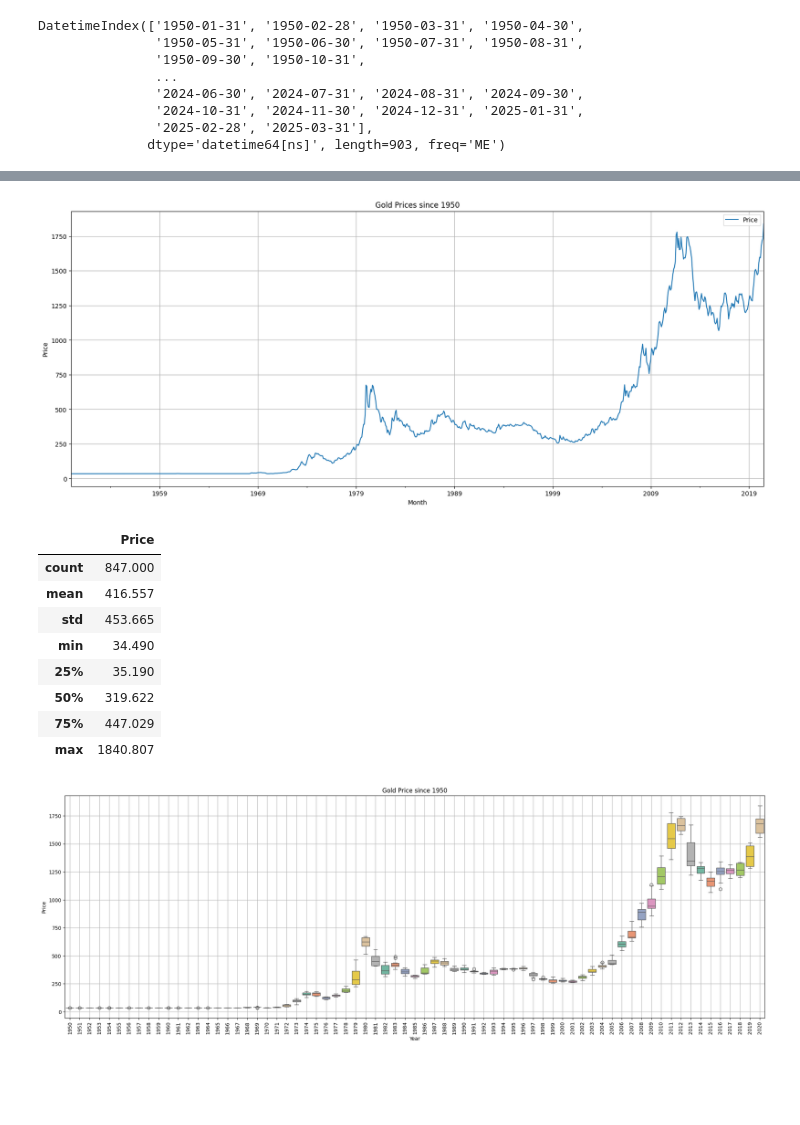
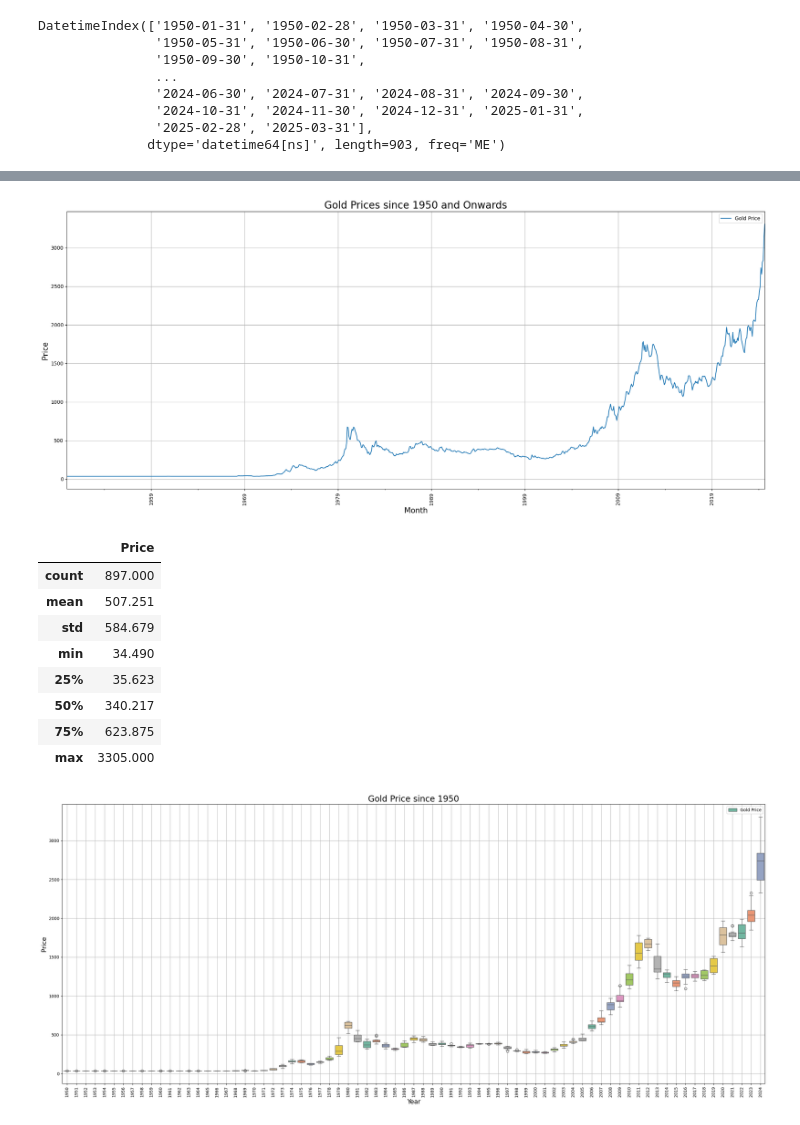
Before and after one commit to ebadmomin/Time-Series-Forecasting, a Jupyter notebook: Time Series Forecasting.ipynb, the cells around one changed output, grey strips where cells are left out. Drawn from its saved outputs; the diff is of its cells as text; code cells hidden in the pictures; blank space fills up the shorter version.

```diff
--- a/Time Series Forecasting.ipynb
+++ b/Time Series Forecasting.ipynb
@@ -55,8 +55,3 @@ DatetimeIndex(['1950-01-31', '1950-02-28', '1950-03-31', '1950-04-30',
                '2024-10-31', '2024-11-30', '2024-12-31', '2025-01-31',
                '2025-02-28', '2025-03-31'],
               dtype='datetime64[ns]', length=903, freq='ME')
-# %%
-df['month'] = date
-df.drop('Date', axis = 1, inplace = True)
-df = df.set_index('month')
-df.head()
@@ -65,33 +75,36 @@ ValueError: Length of values (903) does not match length of index (897)
 # %%
-df.plot(figsize = (20,8))
-plt.title('Gold Prices since 1950')
-plt.xlabel('Month')
-plt.ylabel('Price')
+df.plot(figsize = (25,10))
+plt.title('Gold Prices since 1950 and Onwards', fontsize = 20)
+plt.xlabel('Month', fontsize = 15)
+plt.ylabel('Price', fontsize = 15)
+plt.xticks(rotation = 90, fontsize = 10)
+plt.legend(['Gold Price'])
 plt.grid()
 plt.show()
 # %% [output]
-[figure, old version]
+[figure, new version]
 # %%
 round(df.describe(), 3) #summary statistics of the data
 # %% [output]
 |  | Price |
-| count | 847.000 |
-| mean | 416.557 |
-| std | 453.665 |
+| count | 897.000 |
+| mean | 507.251 |
+| std | 584.679 |
 | min | 34.490 |
-| 25% | 35.190 |
-| 50% | 319.622 |
-| 75% | 447.029 |
-| max | 1840.807 |
+| 25% | 35.623 |
+| 50% | 340.217 |
+| 75% | 623.875 |
+| max | 3305.000 |
 # %%
-_, ax = plt.subplots(figsize = (25,8))
-sns.boxplot(x = df.index.year, y = df.values[:,0], ax = ax, palette = 'Set2')
-plt.title('Gold Price since 1950')
-plt.xlabel('Year')
-plt.ylabel('Price')
-plt.xticks(rotation = 90)
+_, ax = plt.subplots(figsize = (30,12))
+sns.boxplot(x = df.index.year, y = df.values[:,0], ax = ax, palette = 'Set2') #y = df.values[:,0] to get the first column of the dataframe x = df.index.year to get the year from the index ax = ax to specify the axis for the plot
+plt.title('Gold Price since 1950', fontsize = 20)
+plt.xlabel('Year', fontsize = 15)
+plt.ylabel('Price', fontsize = 15)
+plt.xticks(rotation = 90, fontsize = 10)
+plt.legend(['Gold Price'])
 plt.grid()
 plt.show();
 #The boxplot shows that the gold prices are increasing over the years. The median price is increasing and the interquartile range is also increasing.
 # %% [output]
-[figure, old version]
+[figure, new version]
```
Also changed, not shown: parts of 39 cells of this notebook, 1 other file.
